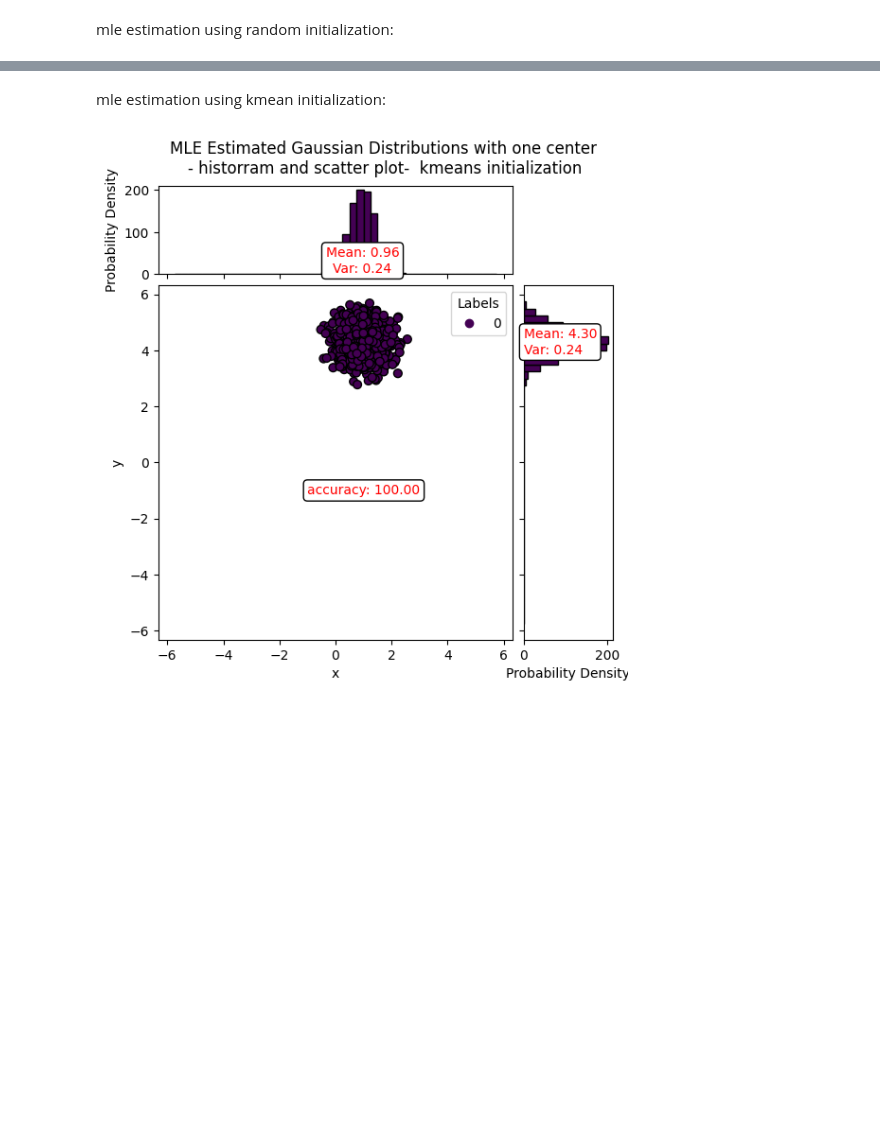
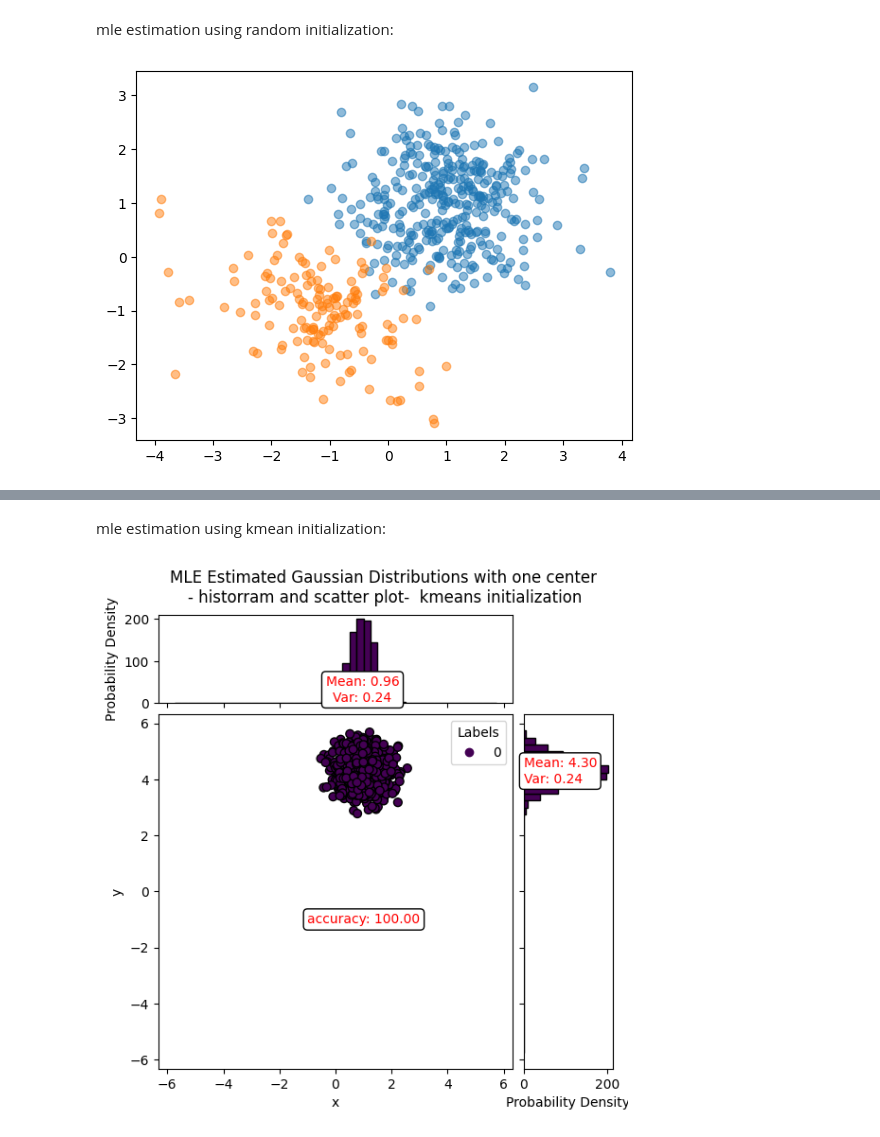
Before and after one commit to ofirkruzel/unsupervised-clustering, a Jupyter notebook: eshckol_submition.ipynb, the cells around one changed output, grey strips where cells are left out. Drawn from its saved outputs; the diff is of its cells as text; code cells hidden in the pictures; blank space fills up the shorter version.

```diff
--- a/eshckol_submition.ipynb
+++ b/eshckol_submition.ipynb
@@ -277,3 +399,10 @@ phi = [0.7, 0.3]
 sigma = [np.array([[0.6,0],[0,0.6]]),np.array([[0.8,-0.3],[-0.3,0.6]])]
 mu = [np.array([1,1]),np.array([-1,-1])]
 init = initial_model(k,d,phi,sigma)
+distribution_1 = (mu[0],sigma[0])
+distribution_2 = (mu[1],sigma[1])
+
+cluster_1 = generate_gaussian_cluster(distribution_1,int(phi[0]*N),d)
+cluster_2 = generate_gaussian_cluster(distribution_2,int(phi[1]*N),d)
+
+data = np.concatenate((cluster_1,cluster_2),axis=0)
@@ -280,2 +419,11 @@ init = initial_model(k,d,phi,sigma)
 # %% [markdown]
 mle estimation using random initialization:
+# %%
+data = np.array(data)
+
+#colors = np.random.rand(N)
+plt.scatter(cluster_1[:,0], cluster_1[:, 1],  alpha=0.5)
+plt.scatter(cluster_2[:,0], cluster_2[:, 1],  alpha=0.5)
+plt.show()
+# %% [output]
+[figure, added]
```
Also changed, not shown: parts of 12 cells of this notebook, 1 other file.
